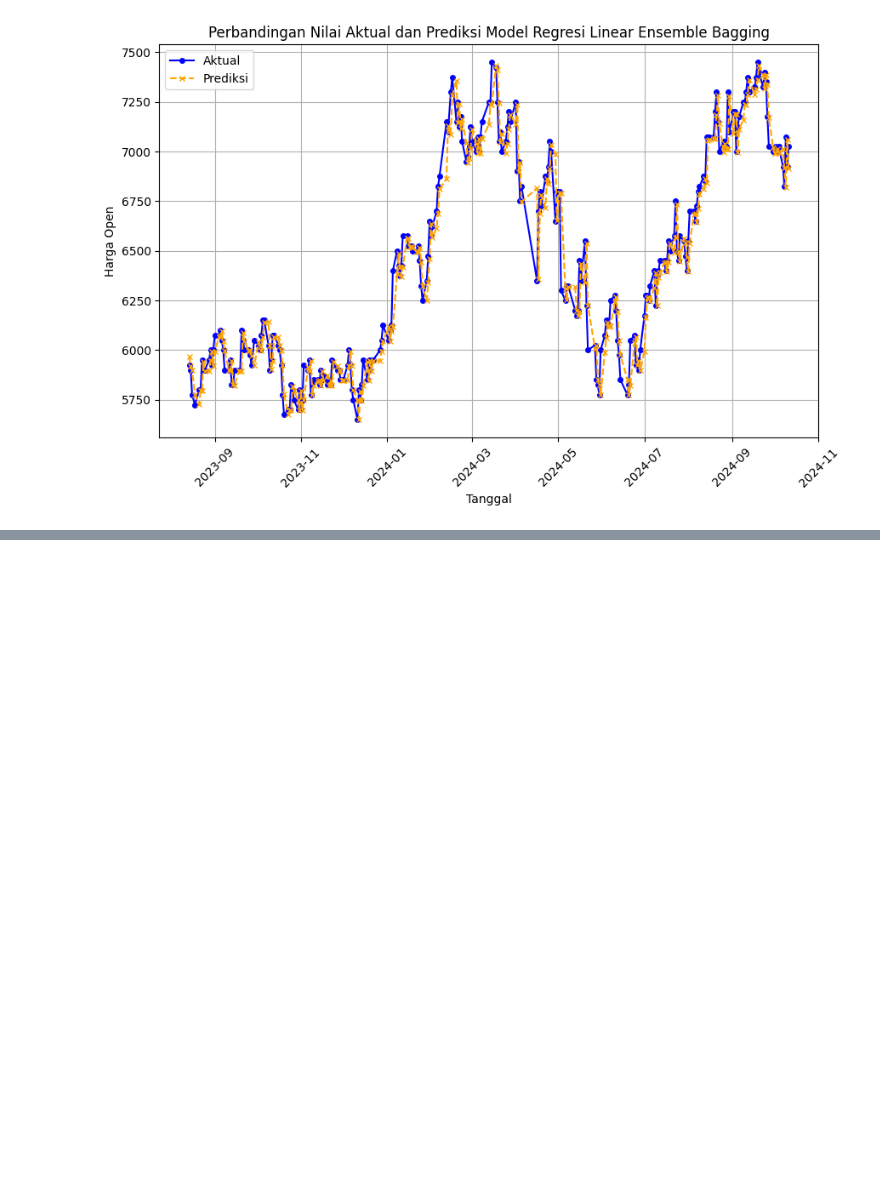
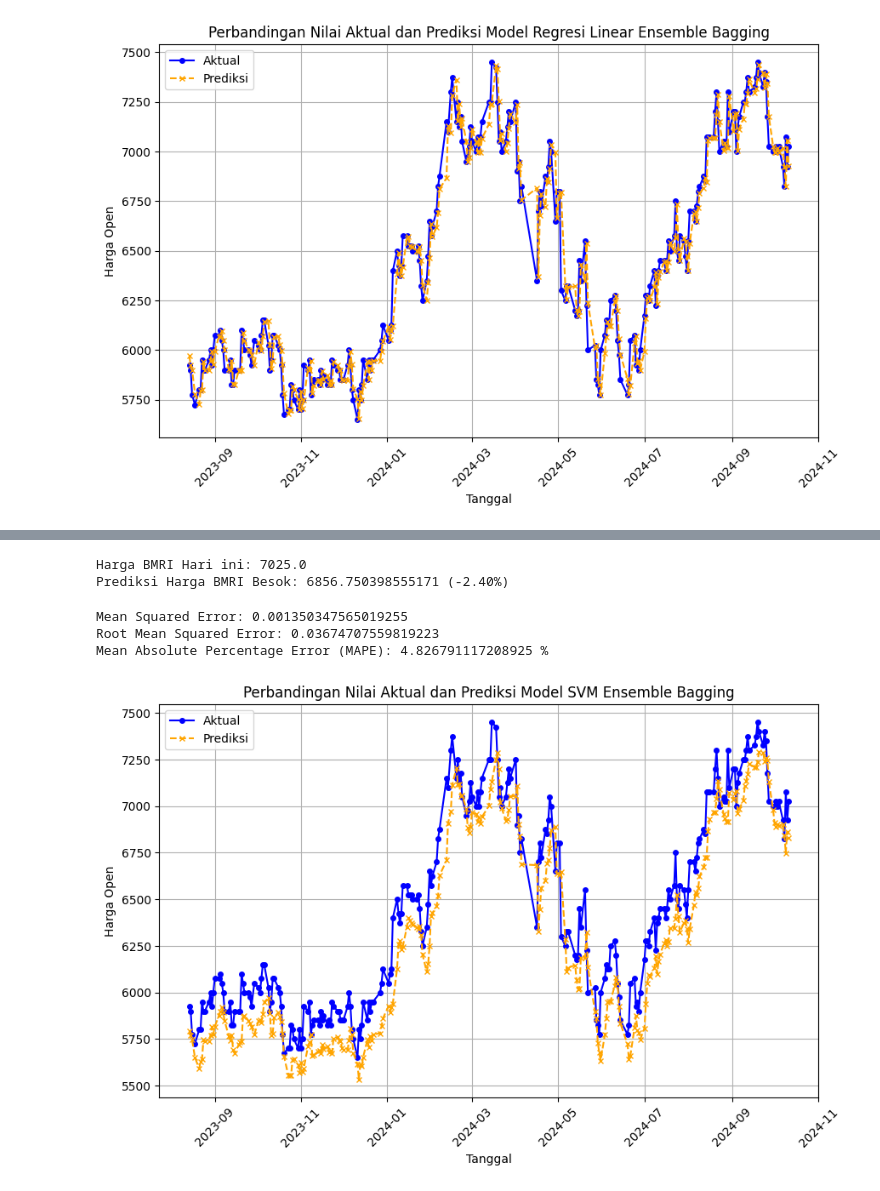
Before and after one commit to Rieko00/psd, a Jupyter notebook: mybook/_build/jupyter_execute/PSD_UTS.ipynb, the cells around one changed output, grey strips where cells are left out. Drawn from its saved outputs; the diff is of its cells as text; code cells hidden in the pictures; blank space fills up the shorter version.

```diff
--- a/mybook/_build/jupyter_execute/PSD_UTS.ipynb
+++ b/mybook/_build/jupyter_execute/PSD_UTS.ipynb
@@ -265,0 +315,48 @@ Prediksi Harga BMRI Besok: 6915.241058647209 (-1.56%)
+# %%
+last_row = windowed_data.iloc[-1][['open-1', 'open-2', 'open-3']].values.reshape(1, -1)
+predicted_value_normalized = svm_model.predict(last_row)
+predicted_value = scaler.inverse_transform(predicted_value_normalized.reshape(-1, 1))
+
+last_price = scaler.inverse_transform(df[['Pembukaan']].iloc[-1].values.reshape(-1, 1))
+percentage_change = ((predicted_value[0][0] - last_price[0][0]) / last_price[0][0]) * 100
+
+if percentage_change > 0:
+    change_sign = '+'
+else:
+    change_sign = ''
+
+print(f'Harga BMRI Hari ini: {last_price[0][0]}')
+print(f'Prediksi Harga BMRI Besok: {predicted_value[0][0]} ({change_sign}{percentage_change:.2f}%)')
+# %% [output]
+Harga BMRI Hari ini: 7025.0
+Prediksi Harga BMRI Besok: 6856.750398555171 (-2.40%)
+# %%
+base_model = SVR()
+bagging_model = BaggingRegressor(estimator=base_model, n_estimators=50, bootstrap=True, random_state=42)
+bagging_model.fit(x_train, y_train)
+y_pred = bagging_model.predict(x_test)
+
+mse = mean_squared_error(y_test, y_pred)
+rmse = np.sqrt(mse)
+mape = mean_absolute_percentage_error(y_test, y_pred)*100
+
+print(f'Mean Squared Error: {mse}')
+print(f'Root Mean Squared Error: {rmse}')
+print("Mean Absolute Percentage Error (MAPE):", mape ,"%")
+# %% [output]
+Mean Squared Error: 0.001350347565019255
+Root Mean Squared Error: 0.03674707559819223
+Mean Absolute Percentage Error (MAPE): 4.826791117208925 %
+# %%
+plt.figure(figsize=(10, 6))
+plt.plot(y_test.index, scaler.inverse_transform(y_test.values.reshape(-1, 1)), label='Aktual', color='blue', marker='o', linestyle='-', markersize=4)
+plt.plot(y_test.index, scaler.inverse_transform(y_pred.reshape(-1, 1)), label='Prediksi', color='orange', marker='x', linestyle='--', markersize=4)
+plt.title('Perbandingan Nilai Aktual dan Prediksi Model SVM Ensemble Bagging')
+plt.xlabel('Tanggal')
+plt.ylabel('Harga Open')
+plt.grid()
+plt.legend()
+plt.xticks(rotation=45)
+plt.show()
+# %% [output]
+[figure, added]
```
Also changed, not shown: parts of 25 cells of this notebook, 19 other files.
